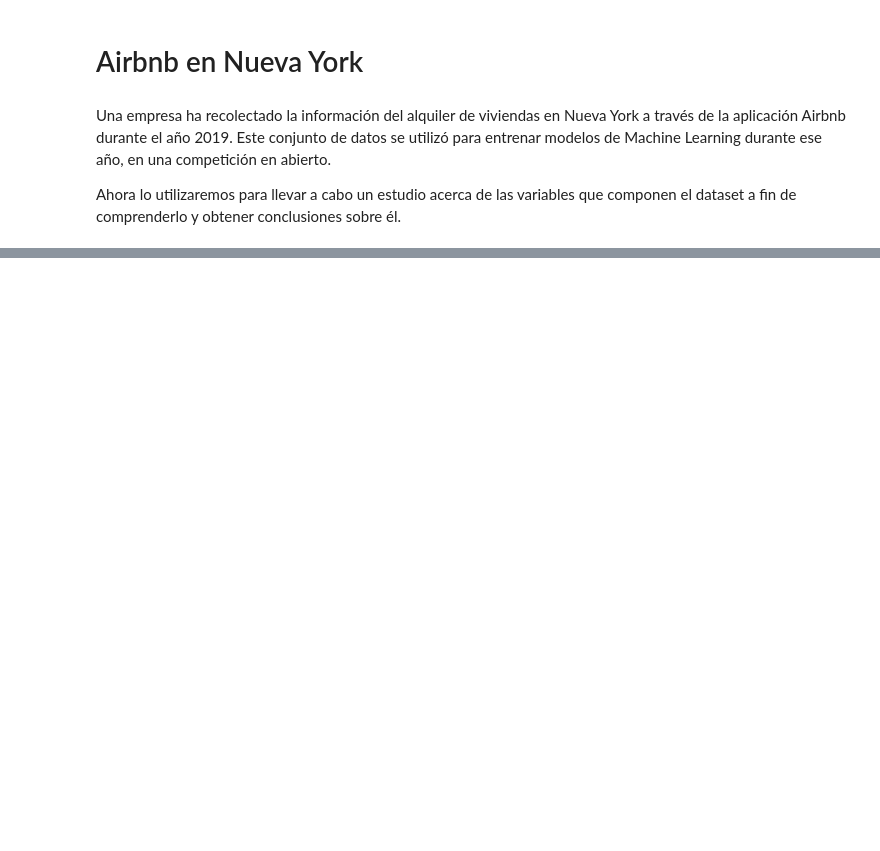
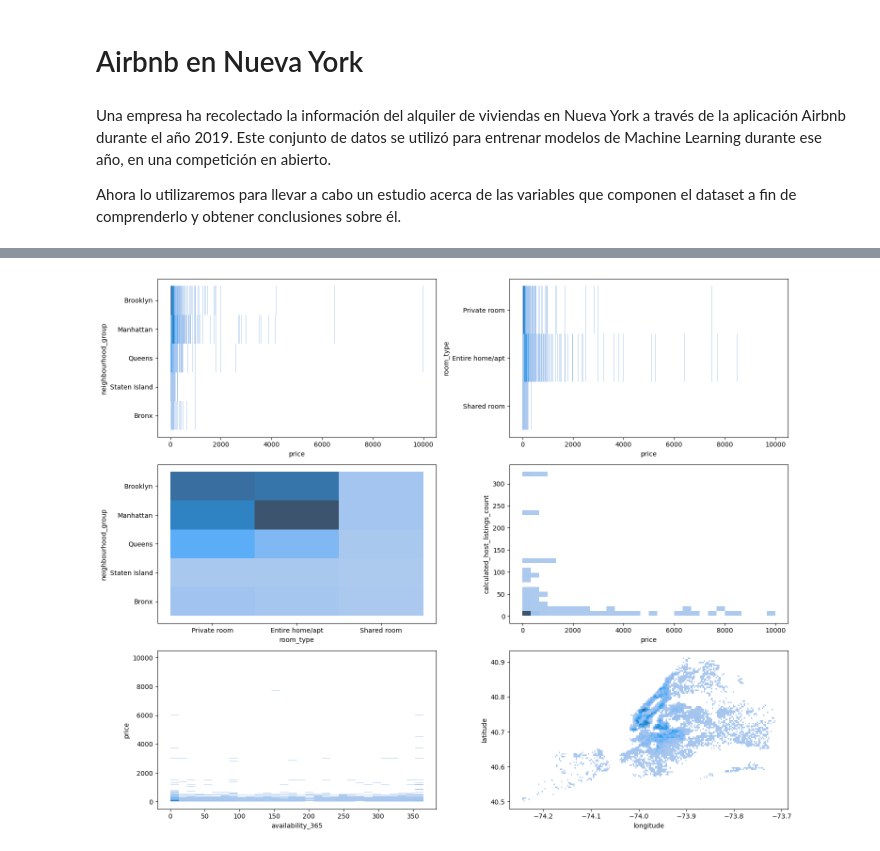
Before and after one commit to Pilizmt/machine-learning-python-template-pilarzarco, a Jupyter notebook: src/explore.ipynb, the cells around one changed output, grey strips where cells are left out. Cells and saved outputs as stored; diff of their text form; code cells hidden in the pictures; blank space fills up the shorter version.

```diff
--- a/src/explore.ipynb
+++ b/src/explore.ipynb
@@ -17,0 +100,15 @@ Asegúrate de dividir convenientemente el conjunto de datos en train y test como
+# %%
+
+fig, axis = plt.subplots(3, 2, figsize= (15, 12))
+
+sns.histplot(data = df, x = 'price', y = 'neighbourhood_group', ax= axis[0, 0]) # Precio por barrios
+sns.histplot(data = df, x = 'price', y = 'room_type', ax= axis[0, 1]) # Distribución de Precio por tipo de habitacion
+sns.histplot(data = df, x = 'room_type', y = 'neighbourhood_group', ax= axis[1, 0]) # Distribución de Tipo de Habitación por Barrio
+sns.histplot(data = df, x = 'price', y = 'calculated_host_listings_count', ax= axis[1, 1], bins=30) # Impacto del Número de Listados del Anfitrión
+sns.histplot(data=df, x='availability_365', y='price', ax=axis[2, 0]) # Relación precio con la Disponibilidad Anual, lo podemos vsualizar tambien con .scatterplot
+sns.histplot(data=df, x='longitude', y='latitude', ax=axis[2, 1])  # Dispersión Geográfica, lo podemos vsualizar tambien con .scatterplot
+
+plt.tight_layout()
+plt.show()
+# %% [output]
+[figure, added]
```
Also changed, not shown: parts of 11 cells of this notebook.
